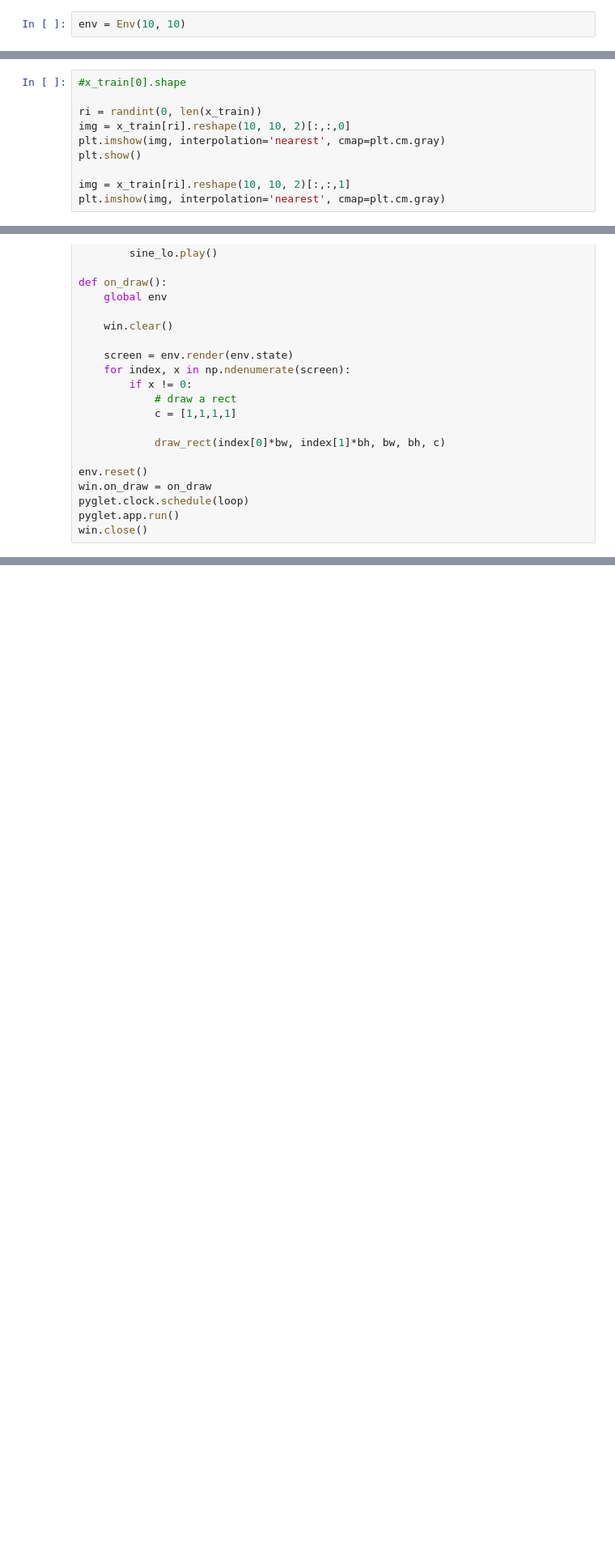
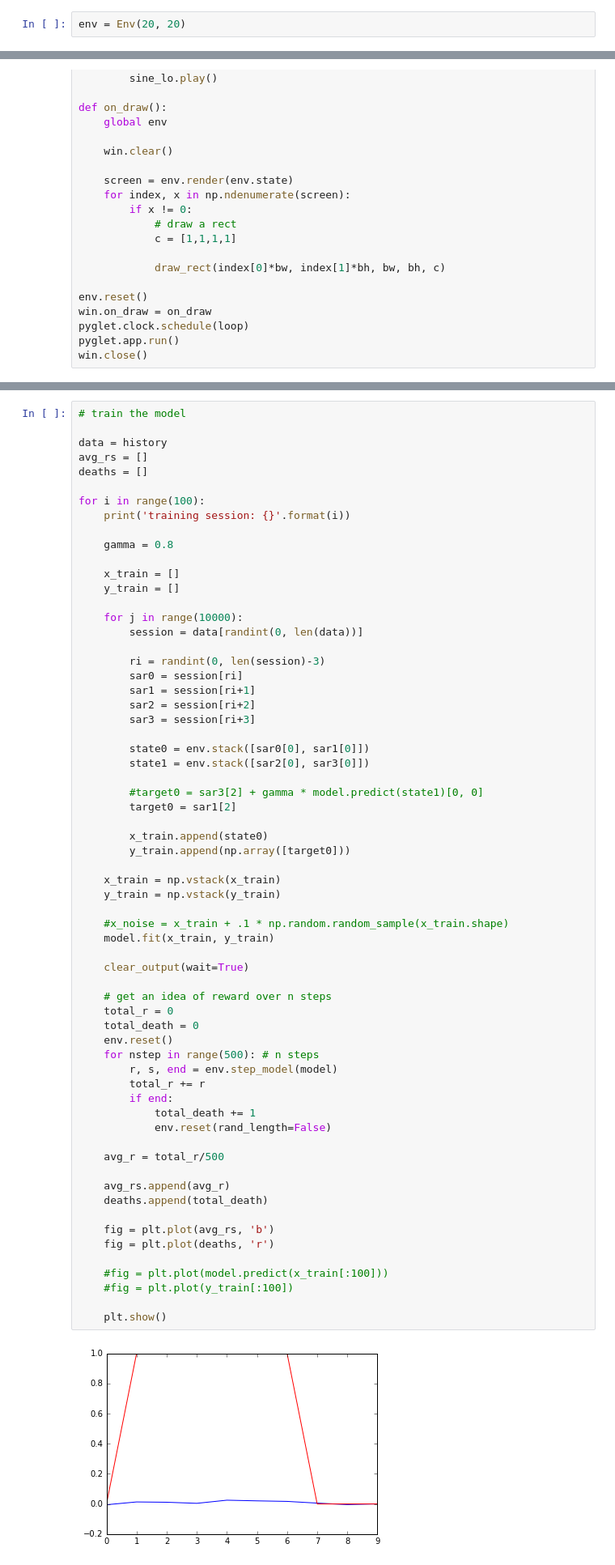
Before and after one commit to JonComo/snake, a Jupyter notebook: snake2.ipynb, the cells around one changed output, grey strips where cells are left out. Shown at 81% size. Saved outputs shown, nothing was run; the diff lists cells and outputs as text; blank space fills up the shorter version.

```diff
--- a/snake2.ipynb
+++ b/snake2.ipynb
@@ -145,7 +159,7 @@ class Env(object):
 
         return self.screen
 # %%
-env = Env(10, 10)
+env = Env(20, 20)
 # %%
 history = []
 # %%
@@ -316,10 +271,0 @@ fig = plt.plot(y_test)
-# %%
-#x_train[0].shape
-
-ri = randint(0, len(x_train))
-img = x_train[ri].reshape(10, 10, 2)[:,:,0]
-plt.imshow(img, interpolation='nearest', cmap=plt.cm.gray)
-plt.show()
-
-img = x_train[ri].reshape(10, 10, 2)[:,:,1]
-plt.imshow(img, interpolation='nearest', cmap=plt.cm.gray)
@@ -438,0 +379,66 @@ KeyboardInterrupt:
+# %%
+# train the model
+
+data = history
+avg_rs = []
+deaths = []
+
+for i in range(100):
+    print('training session: {}'.format(i))
+
+    gamma = 0.8
+
+    x_train = []
+    y_train = []
+
+    for j in range(10000):
+        session = data[randint(0, len(data))]
+
+        ri = randint(0, len(session)-3)
+        sar0 = session[ri]
+        sar1 = session[ri+1]
+        sar2 = session[ri+2]
+        sar3 = session[ri+3]
+
+        state0 = env.stack([sar0[0], sar1[0]])
+        state1 = env.stack([sar2[0], sar3[0]])
+
+        #target0 = sar3[2] + gamma * model.predict(state1)[0, 0]
+        target0 = sar1[2]
+
+        x_train.append(state0)
+        y_train.append(np.array([target0]))
+
+    x_train = np.vstack(x_train)
+    y_train = np.vstack(y_train)
+
+    #x_noise = x_train + .1 * np.random.random_sample(x_train.shape)
+    model.fit(x_train, y_train)
+
+    clear_output(wait=True)
+
+    # get an idea of reward over n steps
+    total_r = 0
+    total_death = 0
+    env.reset()
+    for nstep in range(500): # n steps
+        r, s, end = env.step_model(model)
+        total_r += r
+        if end:
+            total_death += 1
+            env.reset(rand_length=False)
+
+    avg_r = total_r/500
+
+    avg_rs.append(avg_r)
+    deaths.append(total_death)
+
+    fig = plt.plot(avg_rs, 'b')
+    fig = plt.plot(deaths, 'r')
+
+    #fig = plt.plot(model.predict(x_train[:100]))
+    #fig = plt.plot(y_train[:100])
+
+    plt.show()
+# %% [output]
+[figure, added]
```
Also changed, not shown: parts of 13 cells of this notebook.
